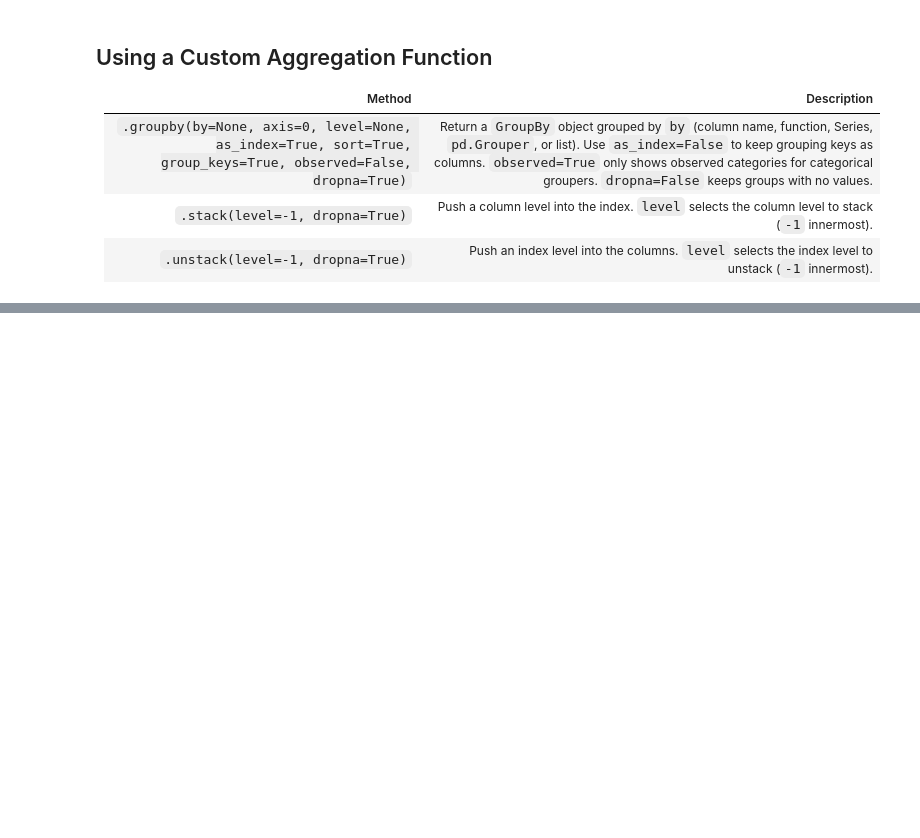
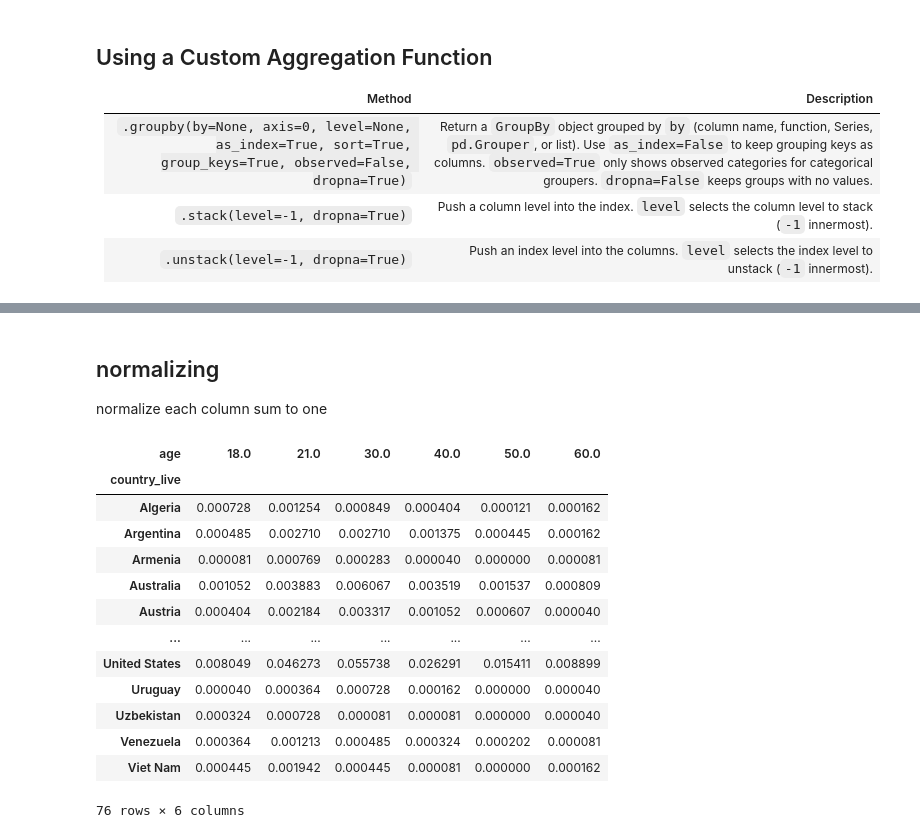
Before and after one commit to jeremyxtmeng/learning-pandas-plotting, a Jupyter notebook: learning_6_pandas_dataframe.ipynb, the cells around one changed output, grey strips where cells are left out. Cells and saved outputs as stored; diff of their text form; code cells hidden in the pictures; blank space fills up the shorter version.

```diff
--- a/learning_6_pandas_dataframe.ipynb
+++ b/learning_6_pandas_dataframe.ipynb
@@ -1336,6 +1337,12 @@ Length: 54462, dtype: string[pyarrow]
 import collections
 import pandas as pd
 import numpy as np
+from IPython.display import display
+
+url = 'https://github.com/mattharrison/datasets/raw/master/data/'\
+      '2020-jetbrains-python-survey.csv'
+jb = pd.read_csv(url)
+
 counter = collections.defaultdict(list)
 for col in sorted(jb.columns):
     period_count = col.count('.')
@@ -1345,7 +1352,9 @@ for col in sorted(jb.columns):
         part_end = 1
     parts = col.split('.')[:part_end]
     counter['.'.join(parts)].append(col)
+
 uniq_cols = []
+
 for cols in counter.values():
     if len(cols) == 1:
         uniq_cols.extend(cols)
@@ -1450,0 +1814,20 @@ dtype: object
+# %% [markdown]
+## normalizing
+normalize each column sum to one
+# %%
+pd.crosstab(index=jb2.country_live, columns=jb2.age,normalize=True) # calculate the percent for each cell
+# %% [output]
+| age | 18.0 | 21.0 | 30.0 | 40.0 | 50.0 | 60.0 |
+| country_live |  |  |  |  |  |  |
+| Algeria | 0.000728 | 0.001254 | 0.000849 | 0.000404 | 0.000121 | 0.000162 |
+| Argentina | 0.000485 | 0.002710 | 0.002710 | 0.001375 | 0.000445 | 0.000162 |
+| Armenia | 0.000081 | 0.000769 | 0.000283 | 0.000040 | 0.000000 | 0.000081 |
+| Australia | 0.001052 | 0.003883 | 0.006067 | 0.003519 | 0.001537 | 0.000809 |
+| Austria | 0.000404 | 0.002184 | 0.003317 | 0.001052 | 0.000607 | 0.000040 |
+| ... | ... | ... | ... | ... | ... | ... |
+| United States | 0.008049 | 0.046273 | 0.055738 | 0.026291 | 0.015411 | 0.008899 |
+| Uruguay | 0.000040 | 0.000364 | 0.000728 | 0.000162 | 0.000000 | 0.000040 |
+| Uzbekistan | 0.000324 | 0.000728 | 0.000081 | 0.000081 | 0.000000 | 0.000040 |
+| Venezuela | 0.000364 | 0.001213 | 0.000485 | 0.000324 | 0.000202 | 0.000081 |
+| Viet Nam | 0.000445 | 0.001942 | 0.000445 | 0.000081 | 0.000000 | 0.000162 |
+76 rows × 6 columns
```
Also changed, not shown: parts of 40 cells of this notebook, 1 other file.
